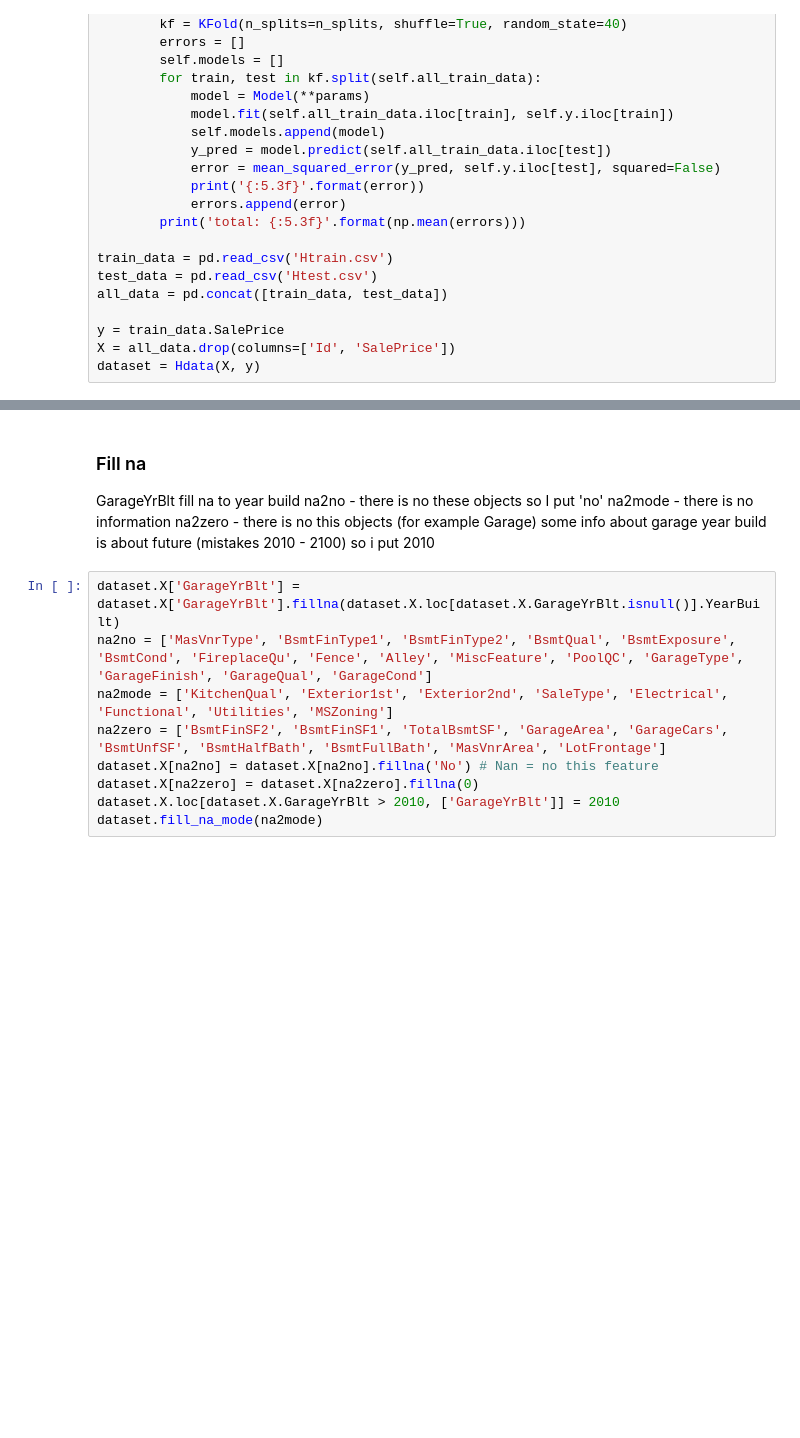
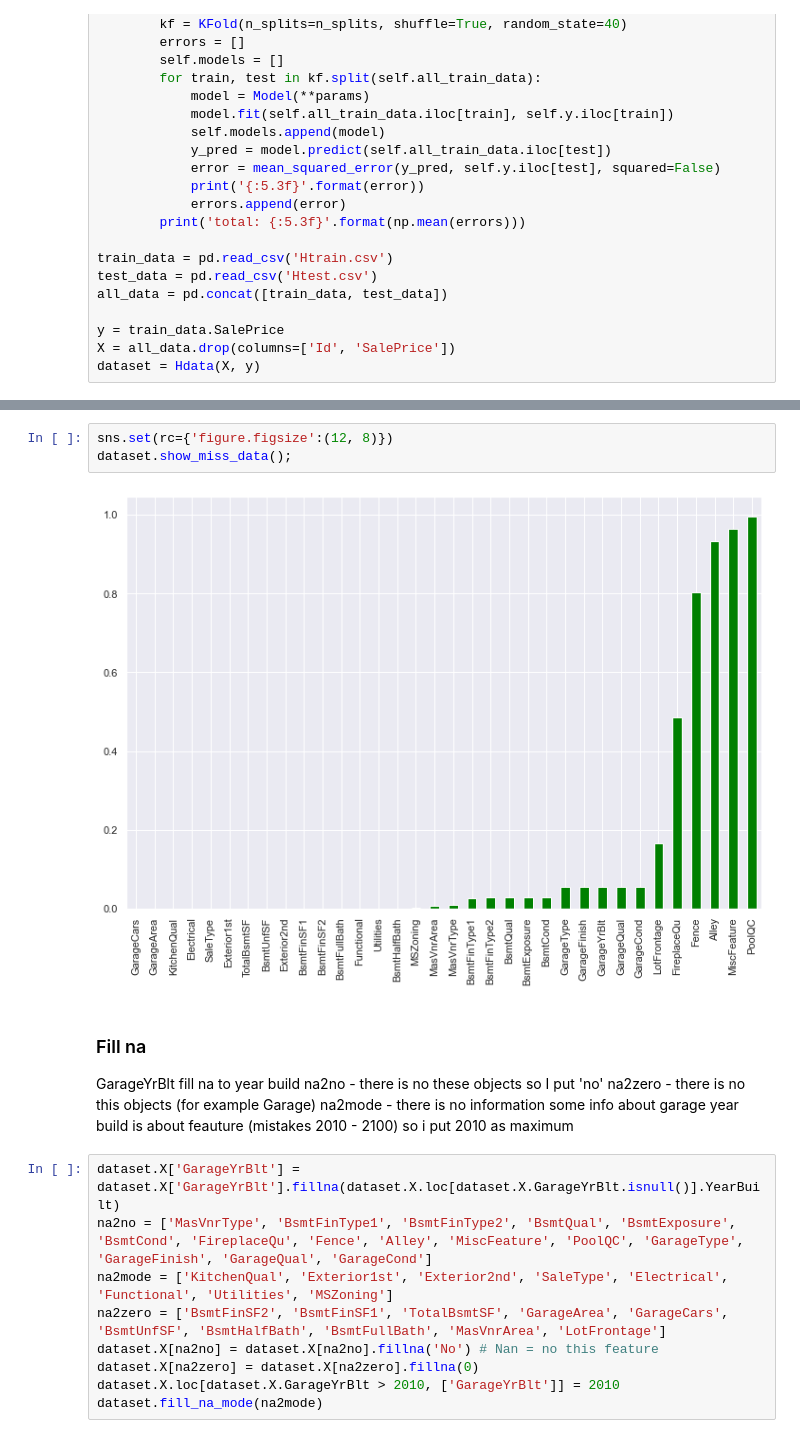
Before and after one commit to hydrazine114/HousePrices, a Jupyter notebook: HousePricesPredict.ipynb, the cells around one changed output, grey strips where cells are left out. Saved outputs shown, nothing was run; the diff lists cells and outputs as text; blank space fills up the shorter version.

```diff
--- a/HousePricesPredict.ipynb
+++ b/HousePricesPredict.ipynb
@@ -58,10 +64,15 @@ dataset = Hdata(X, y)
+# %%
+sns.set(rc={'figure.figsize':(12, 8)})
+dataset.show_miss_data();
+# %% [output]
+[figure, added]
 # %% [markdown]
 ### Fill na
 GarageYrBlt fill na to year build </br>
 na2no - there is no these objects so I put 'no' </br>
+na2zero - there is no this objects (for example Garage) </br>
 na2mode - there is no information </br>
-na2zero - there is no this objects (for example Garage) </br>
-some info about garage year build is about future (mistakes 2010 - 2100) so i put 2010 </br>
+some info about garage year build is about feauture (mistakes 2010 - 2100) so i put 2010 as maximum </br>
 # %%
 dataset.X['GarageYrBlt'] = dataset.X['GarageYrBlt'].fillna(dataset.X.loc[dataset.X.GarageYrBlt.isnull()].YearBuilt)
 na2no = ['MasVnrType', 'BsmtFinType1', 'BsmtFinType2', 'BsmtQual', 'BsmtExposure', 'BsmtCond', 'FireplaceQu', 'Fence', 'Alley', 'MiscFeature', 'PoolQC', 'GarageType', 'GarageFinish', 'GarageQual', 'GarageCond']
```
Also changed, not shown: parts of 9 cells of this notebook, 1 other file.
